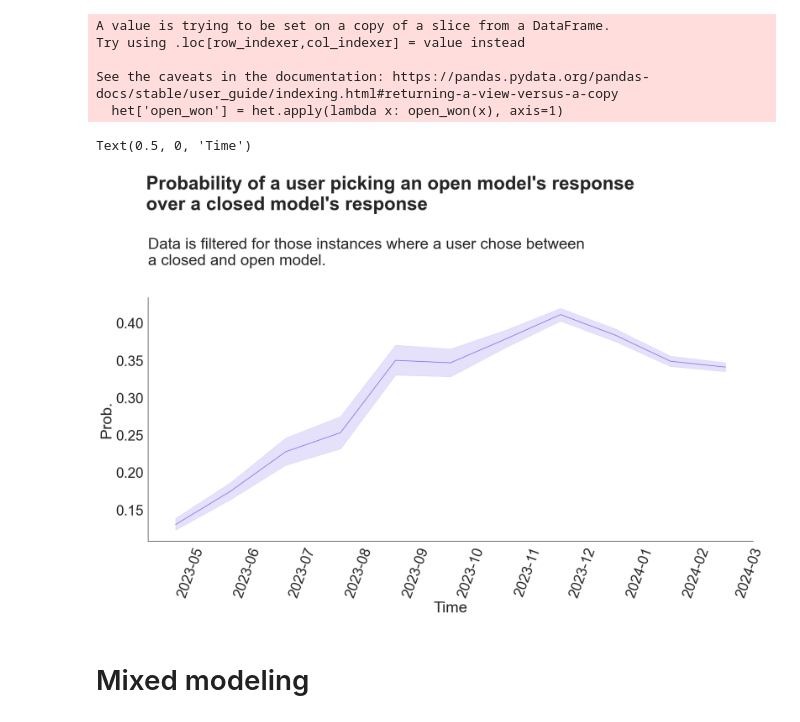
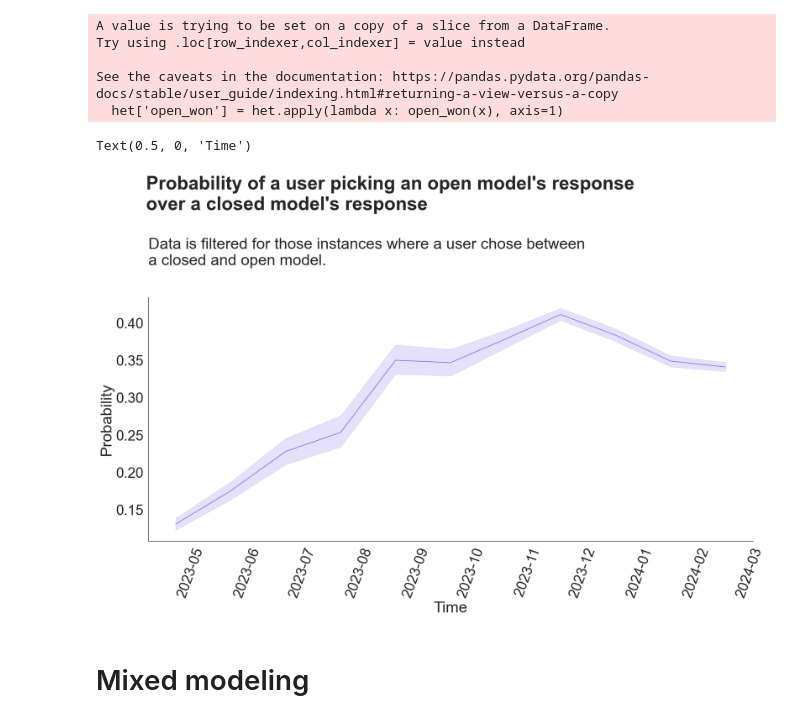
Before and after one commit to josh-ashkinaze/cbot, a Jupyter notebook: bootstrap_analysis.ipynb, the cells around one changed output. Saved outputs shown, nothing was run; the diff lists cells and outputs as text; code cells hidden in the pictures.

```diff
--- a/bootstrap_analysis.ipynb
+++ b/bootstrap_analysis.ipynb
@@ -430,17 +426,17 @@ See the caveats in the documentation: https://pandas.pydata.org/pandas-docs/stab
 # %%
 make_aesthetic(font_scale=3)
 plt.figure(figsize=(18,12))
 sns.lineplot(data=het, x='segment', y='open_won')
 
 plt.suptitle("Probability of a user picking an open model's response\nover a closed model's response", x=0.09, fontweight='bold', ha='left')
 plt.title("Data is filtered for those instances where a user chose between\na closed and open model.")
 
 plt.xticks(rotation=70)
-plt.ylabel("Prob.")
+plt.ylabel("Probability")
 plt.xlabel("Time")
 # %% [output]
 Text(0.5, 0, 'Time')
-[figure, old version]
+[figure, new version]
 # %% [markdown]
 # Mixed modeling
 # %% [markdown]
```
Also changed, not shown: parts of 3 cells of this notebook.
